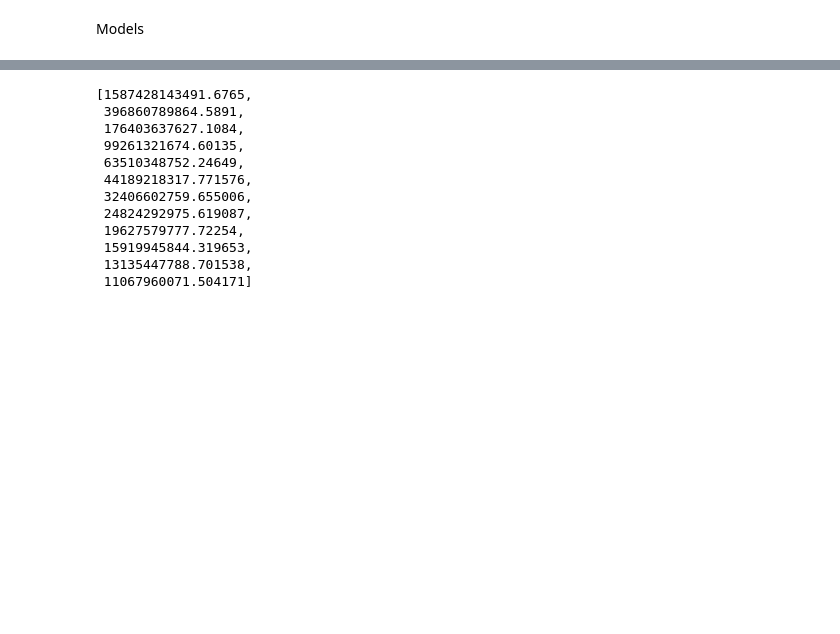
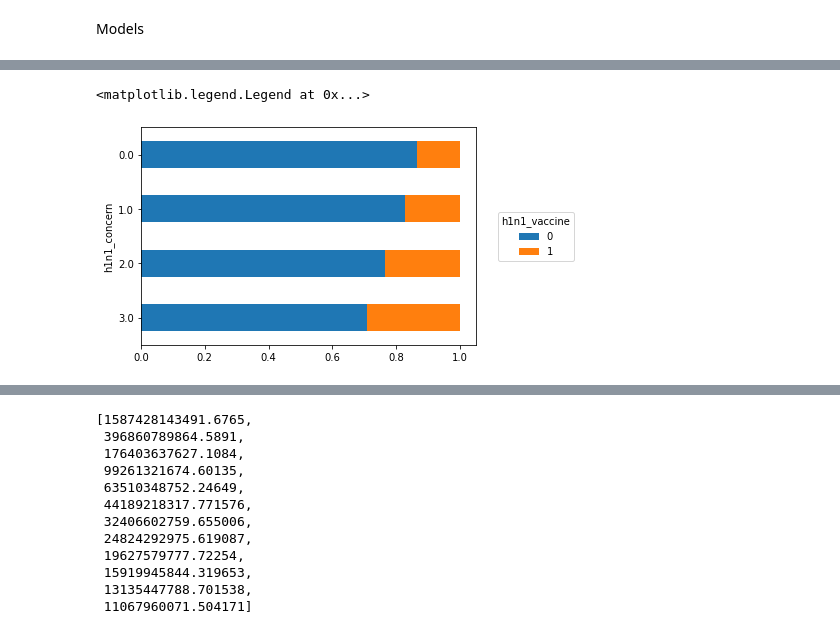
Before and after one commit to macapagithub/exaple-unsupervised-learning, a Jupyter notebook: test.ipynb, the cells around one changed output, grey strips where cells are left out. Cells and saved outputs as stored; diff of their text form; code cells hidden in the pictures; blank space fills up the shorter version.

```diff
--- a/test.ipynb
+++ b/test.ipynb
@@ -22,0 +157,11 @@ train_labels_df = pd.read_csv(url_train_labels)
+# %%
+ax = props.plot.barh(stacked=True)
+ax.invert_yaxis()
+ax.legend(
+    loc='center left',
+    bbox_to_anchor=(1.05, 0.5),
+    title='h1n1_vaccine'
+)
+# %% [output]
+<matplotlib.legend.Legend at 0x...>
+[figure, added]
```
Also changed, not shown: parts of 29 cells of this notebook.
